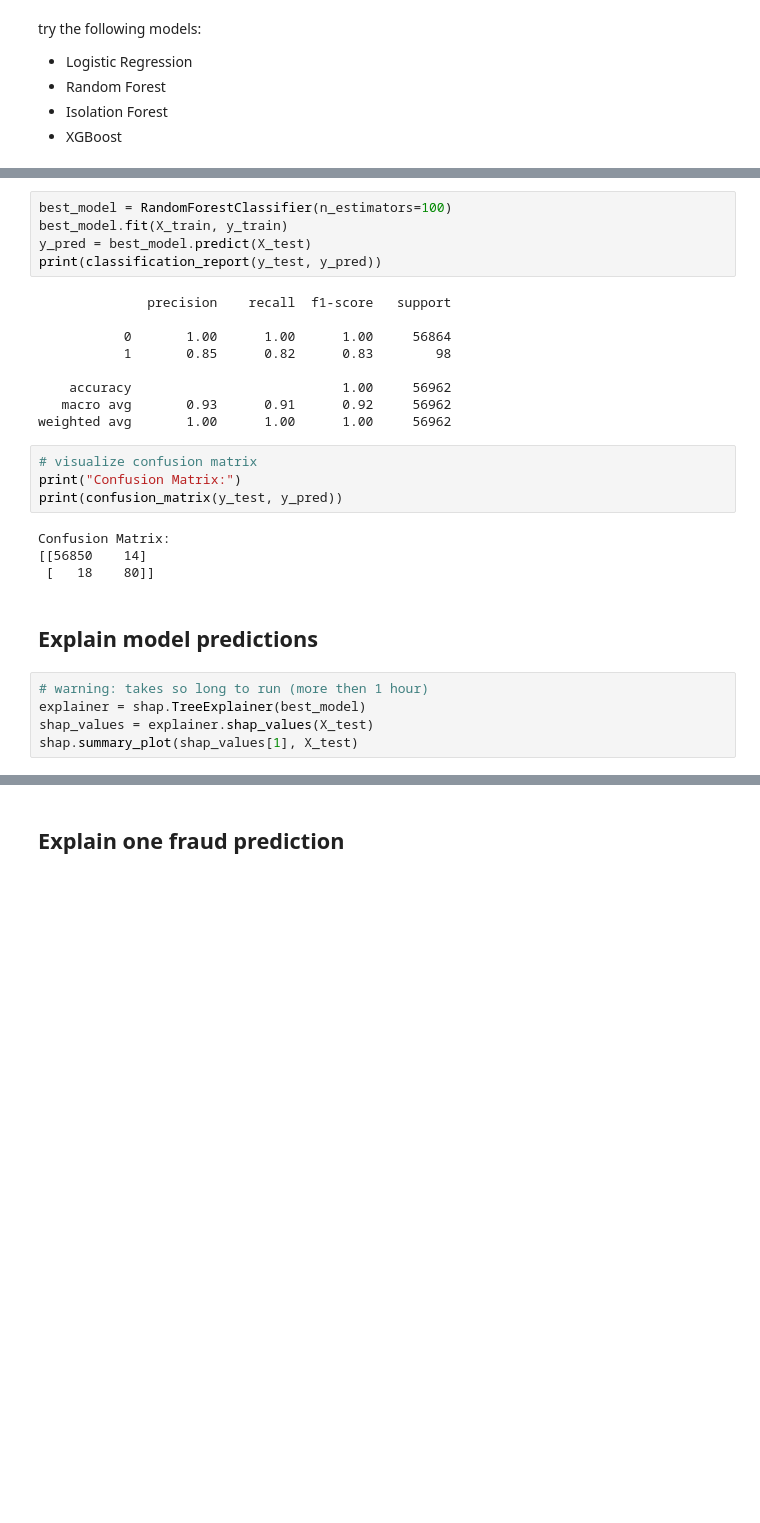
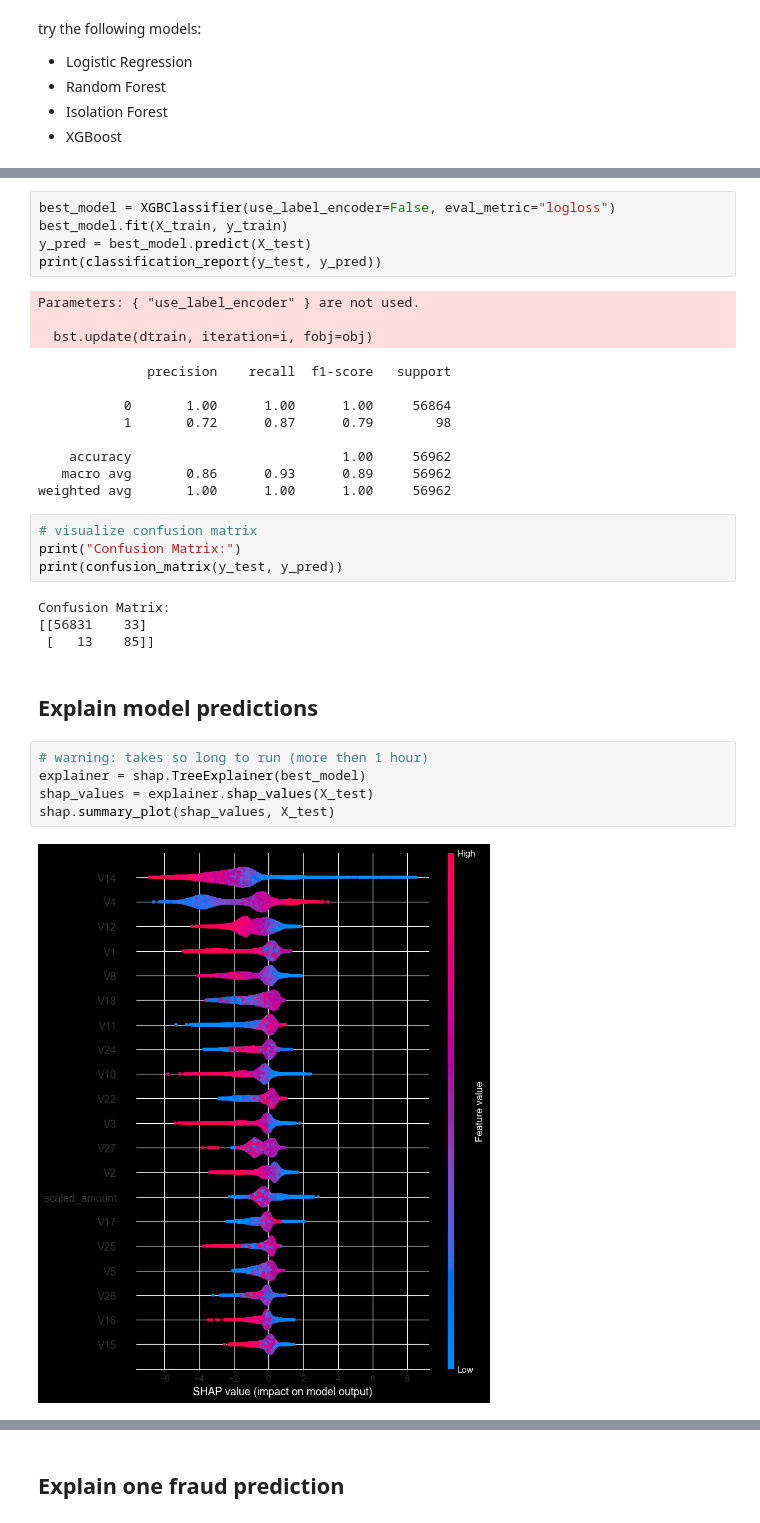
Before and after one commit to Abderrahamane/Credit-Card-Fraud-Detection, a Jupyter notebook: notebook.ipynb, the cells around one changed output, grey strips where cells are left out. Cells and saved outputs as stored; diff of their text form; blank space fills up the shorter version.

```diff
--- a/notebook.ipynb
+++ b/notebook.ipynb
@@ -203,29 +204,34 @@ Random Forest provides the best balance between precision and recall, making it
 # %%
-best_model = RandomForestClassifier(n_estimators=100)
+best_model = XGBClassifier(use_label_encoder=False, eval_metric="logloss")
 best_model.fit(X_train, y_train)
 y_pred = best_model.predict(X_test)
 print(classification_report(y_test, y_pred))
 # %% [output]
-              precision    recall  f1-score   support
+Parameters: { "use_label_encoder" } are not used.
 
-           0       1.00      1.00      1.00     56864
-           1       0.85      0.82      0.83        98
-
-    accuracy                           1.00     56962
-   macro avg       0.93      0.91      0.92     56962
-weighted avg       1.00      1.00      1.00     56962
+  bst.update(dtrain, iteration=i, fobj=obj)
+              precision    recall  f1-score   support
+
+           0       1.00      1.00      1.00     56864
+           1       0.72      0.87      0.79        98
+
+    accuracy                           1.00     56962
+   macro avg       0.86      0.93      0.89     56962
+weighted avg       1.00      1.00      1.00     56962
 # %%
 # visualize confusion matrix
 print("Confusion Matrix:")
 print(confusion_matrix(y_test, y_pred))
 # %% [output]
 Confusion Matrix:
-[[56850    14]
- [   18    80]]
+[[56831    33]
+ [   13    85]]
 # %% [markdown]
 ## Explain model predictions
 # %%
 # warning: takes so long to run (more then 1 hour)
 explainer = shap.TreeExplainer(best_model)
 shap_values = explainer.shap_values(X_test)
-shap.summary_plot(shap_values[1], X_test)
+shap.summary_plot(shap_values, X_test)
+# %% [output]
+[figure, added]
```
Also changed, not shown: parts of 5 cells of this notebook, 3 other files.
